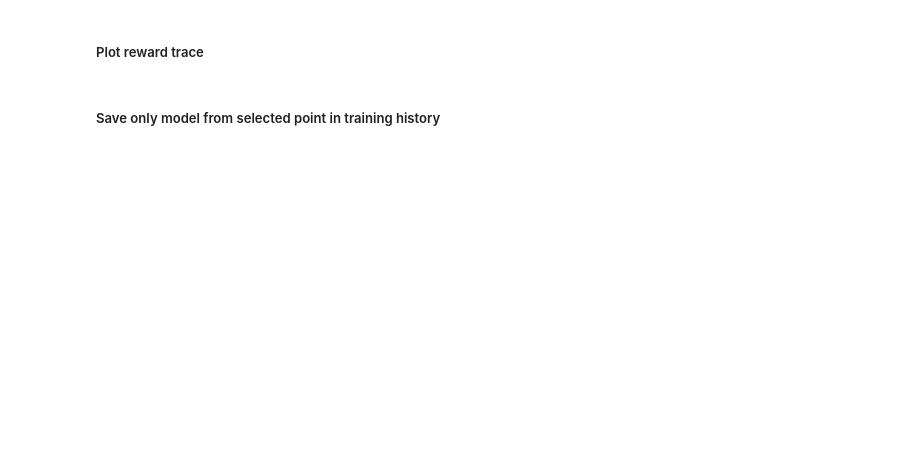
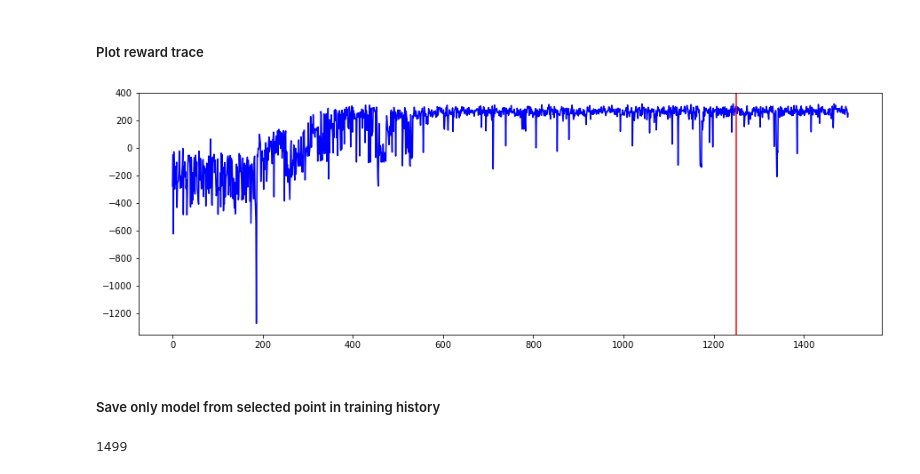
Before and after one commit to willarliss/LunarLander, a Jupyter notebook: lunar_lander_ddpg.ipynb, the cells around one changed output. Cells and saved outputs as stored; diff of their text form; code cells hidden in the pictures; blank space fills up the shorter version.

```diff
--- a/lunar_lander_ddpg.ipynb
+++ b/lunar_lander_ddpg.ipynb
@@ -200,11 +219,13 @@ expl_noise
 # %%
 plt.figure(figsize=(15,5))
 
 plt.plot(reward_trace['episode_reward'], 'b')
 #plt.plot(reward_trace['episode_reward'][:10], 'r')
 
-plt.axvline(1200, c='r')
+plt.axvline(1250, c='r')
 plt.show()
+# %% [output]
+[figure, added]
 # %% [markdown]
 ##### Save only model from selected point in training history
 # %%
@@ -222,3 +243,8 @@ agent.save(
 
 for item in os.listdir('./pytorch_models/all_ddpg'):
     os.remove(os.path.join('./pytorch_models/all_ddpg', item))
+# %%
+trace = reward_trace['episode_reward']
+len(trace)
+# %% [output]
+1499
```
Also changed, not shown: parts of 11 cells of this notebook, 12 other files.
